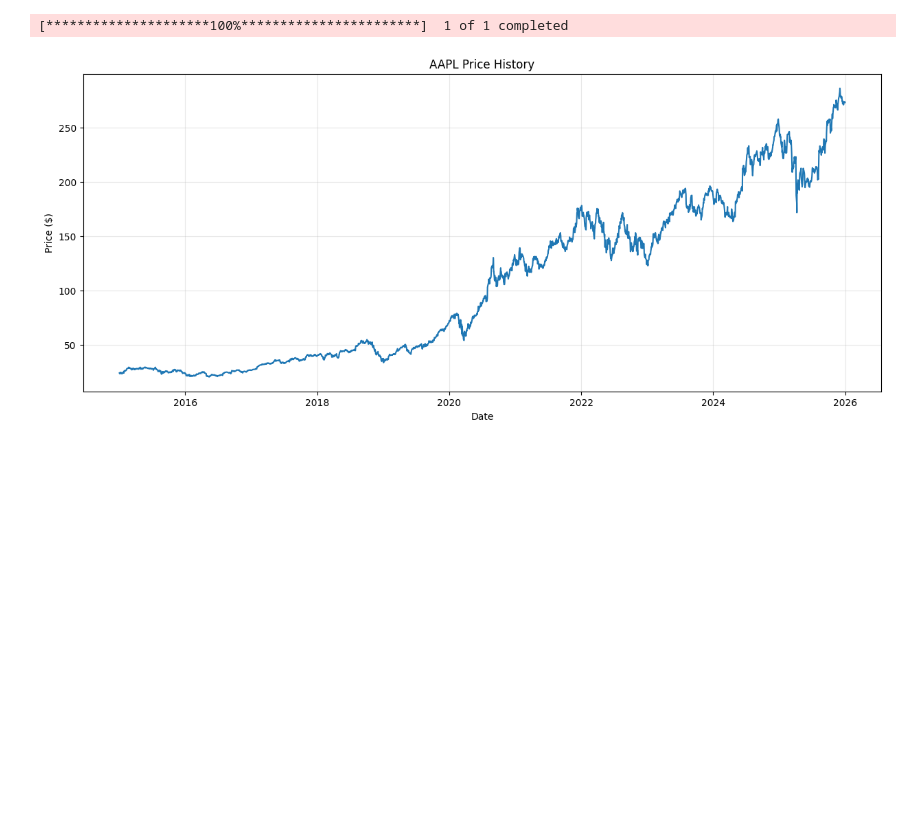
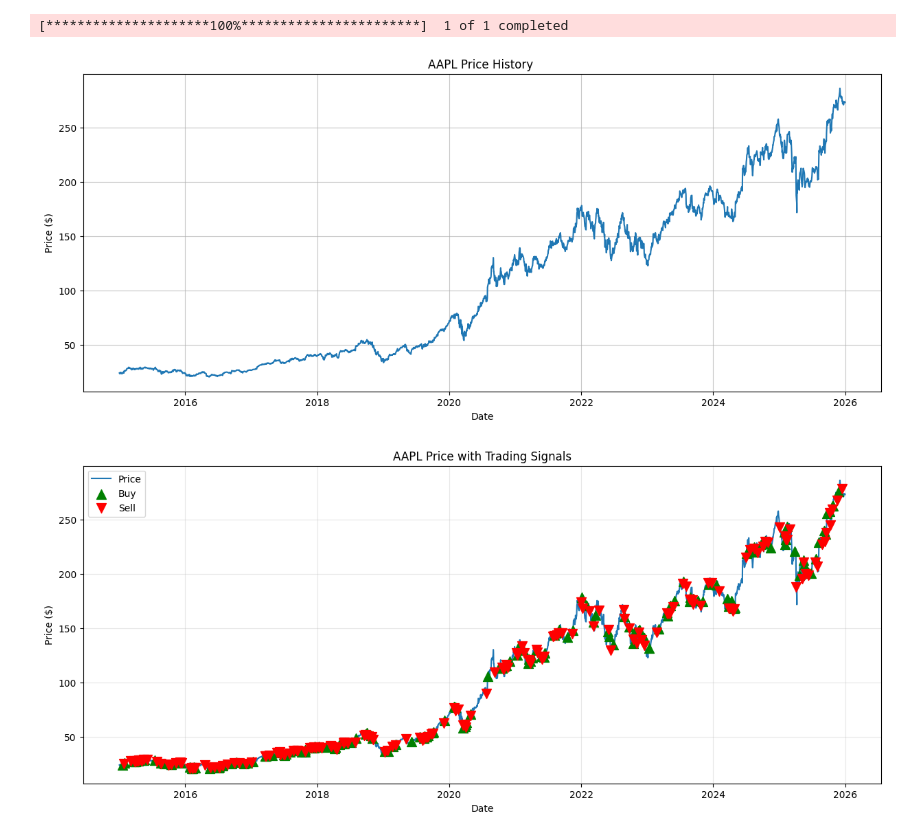
Before and after one commit to sivapira/Momentum_Trading_Project_FM, a Jupyter notebook: rateofchange.ipynb, the cells around one changed output. Saved outputs shown, nothing was run; the diff lists cells and outputs as text; code cells hidden in the pictures; blank space fills up the shorter version.

Commit message:
Completed ROC Threshold

```diff
--- a/rateofchange.ipynb
+++ b/rateofchange.ipynb
@@ -21,25 +15,51 @@ Successfully installed contourpy-1.3.3 cycler-0.12.1 fonttools-4.61.1 kiwisolver
 # %%
 import yfinance as yf
 import pandas as pd
 import numpy as np
 import matplotlib.pyplot as plt
 
 #step 1 load price data
 ticker = 'AAPL'
 start_date = '2015-01-01'
 end_date = '2025-12-31'
 #download data for apple and time frame from yahoo api
 data = yf.download(ticker, start=start_date, end=end_date) # make data frame
 data = data[['Close']].copy() # only keep the close column, wont change the original data frame
 
-#plot using matplotlib
-plt.figure(figsize=(15, 6))
-plt.plot(data.index, data['Close'])
-plt.title(f'{ticker} Price History')
+#plot appl price using matplotlib
+plt.figure(figsize=(15, 6))  #should be big enough can change later
+plt.plot(data.index, data['Close']) #using previous data and index(date from yfinance), x axis = date, y axis = price
+plt.title(f'{ticker} Price History ')
 plt.xlabel('Date')
 plt.ylabel('Price ($)')
+plt.grid(alpha=0.7)
+plt.show()
+
+# step 2 rate of change indicator parameters and signals
+roc_n = 10  # roc period = past 10 days - play around with this
+roc_threshold = 0.3 # can change asw
+data['ROC'] = ((data['Close'] - data['Close'].shift(roc_n)) / data['Close'].shift(roc_n)) * 100 # roc formula to calculate the percentage change
+
+data['Signal'] = np.where(data['ROC'] > roc_threshold, 1, 0) # if roc > threshold, signal = 1 (buy), else signal = 0 (sell)
+data['Position'] = data['Signal'].shift(1).fillna(0) # avoid look-ahead bias
+# visualise this
+# 1. Price with buy/sell signals
+buy_signals = data['Position'].diff() == 1
+sell_signals = data['Position'].diff() == -1
+
+plt.figure(figsize=(15, 6))
+plt.plot(data.index, data['Close'], label='Price', linewidth=1.5)
+plt.scatter(data[buy_signals].index, data[buy_signals]['Close'],
+           marker='^', color='green', s=100, label='Buy', zorder=5)
+plt.scatter(data[sell_signals].index, data[sell_signals]['Close'],
+           marker='v', color='red', s=100, label='Sell', zorder=5)
+plt.title(f'{ticker} Price with Trading Signals')
+plt.xlabel('Date')
+plt.ylabel('Price ($)')
+plt.legend()
 plt.grid(alpha=0.3)
 plt.show()
 # %% [output]
 [*********************100%***********************]  1 of 1 completed
 [figure]
+[figure, added]
```
Also changed, not shown: parts of 1 cell of this notebook.
